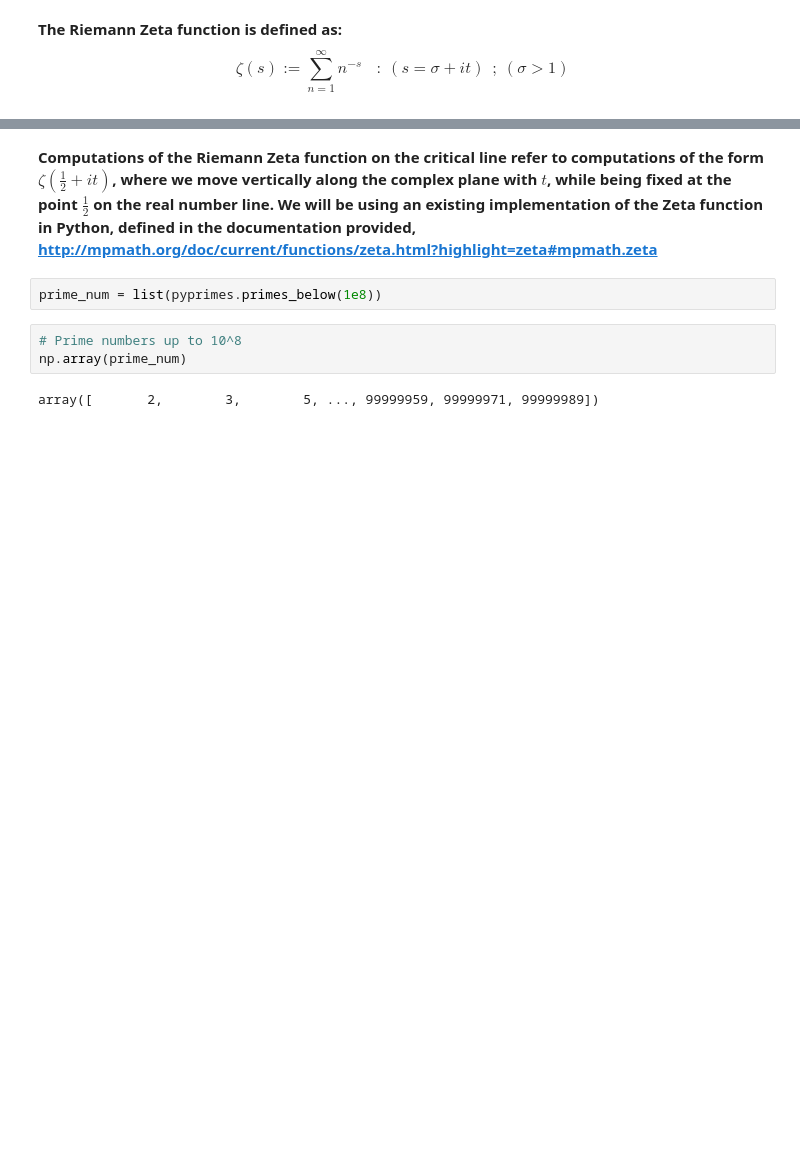
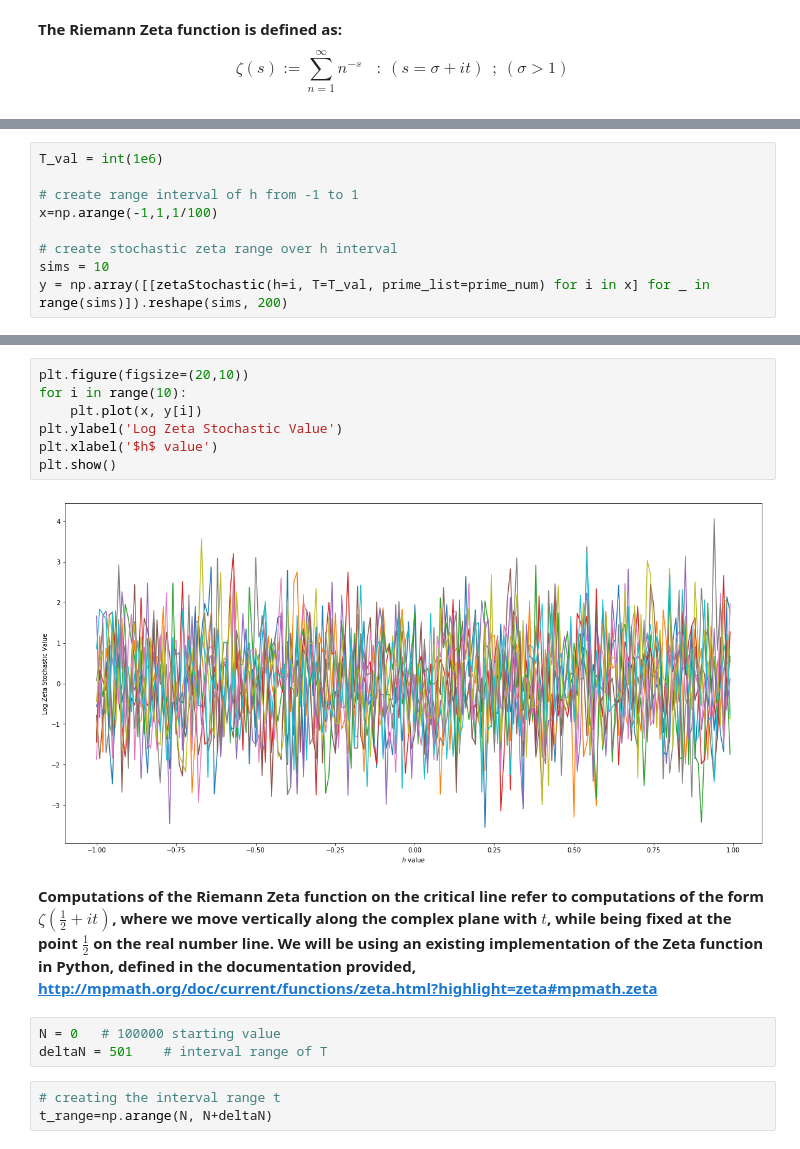
Before and after one commit to Raj9898/Random_Zeta, a Jupyter notebook: Zeta Function Simulation.ipynb, the cells around one changed output, grey strips where cells are left out. Cells and saved outputs as stored; diff of their text form; blank space fills up the shorter version.

```diff
--- a/Zeta Function Simulation.ipynb
+++ b/Zeta Function Simulation.ipynb
@@ -12,0 +27,9 @@ $$\zeta(s):=\sum_{n=1}^\infty{n^{-s}} \ \ \ \ : \ (s=\sigma + it) \ \ ; \ (\sigm
+# %%
+T_val = int(1e6)
+
+# create range interval of h from -1 to 1
+x=np.arange(-1,1,1/100)
+
+# create stochastic zeta range over h interval
+sims = 10
+y = np.array([[zetaStochastic(h=i, T=T_val, prime_list=prime_num) for i in x] for _ in range(sims)]).reshape(sims, 200)
@@ -13,10 +52,18 @@ $$\zeta(s):=\sum_{n=1}^\infty{n^{-s}} \ \ \ \ : \ (s=\sigma + it) \ \ ; \ (\sigm
+# %%
+plt.figure(figsize=(20,10))
+for i in range(10):
+    plt.plot(x, y[i])
+plt.ylabel('Log Zeta Stochastic Value')
+plt.xlabel('$h$ value')
+plt.show()
+# %% [output]
+[figure, added]
 # %% [markdown]
 **Computations of the Riemann Zeta function on the critical line refer to computations of the form $\zeta(\frac{1}{2} + it)$, where we move vertically along the complex plane with $t$, while being fixed at the point $\frac{1}{2}$ on the real number line. We will be using an existing implementation of the Zeta function in Python, defined in the documentation provided, http://mpmath.org/doc/current/functions/zeta.html?highlight=zeta#mpmath.zeta**
-# %%
-prime_num = list(pyprimes.primes_below(1e8))
-# %%
-# Prime numbers up to 10^8
-np.array(prime_num)
-# %% [output]
-array([       2,        3,        5, ..., 99999959, 99999971, 99999989])
+# %%
+N = 0   # 100000 starting value
+deltaN = 501    # interval range of T
+# %%
+# creating the interval range t
+t_range=np.arange(N, N+deltaN)
 # %%
```
Also changed, not shown: parts of 9 cells of this notebook, 1 other file.
